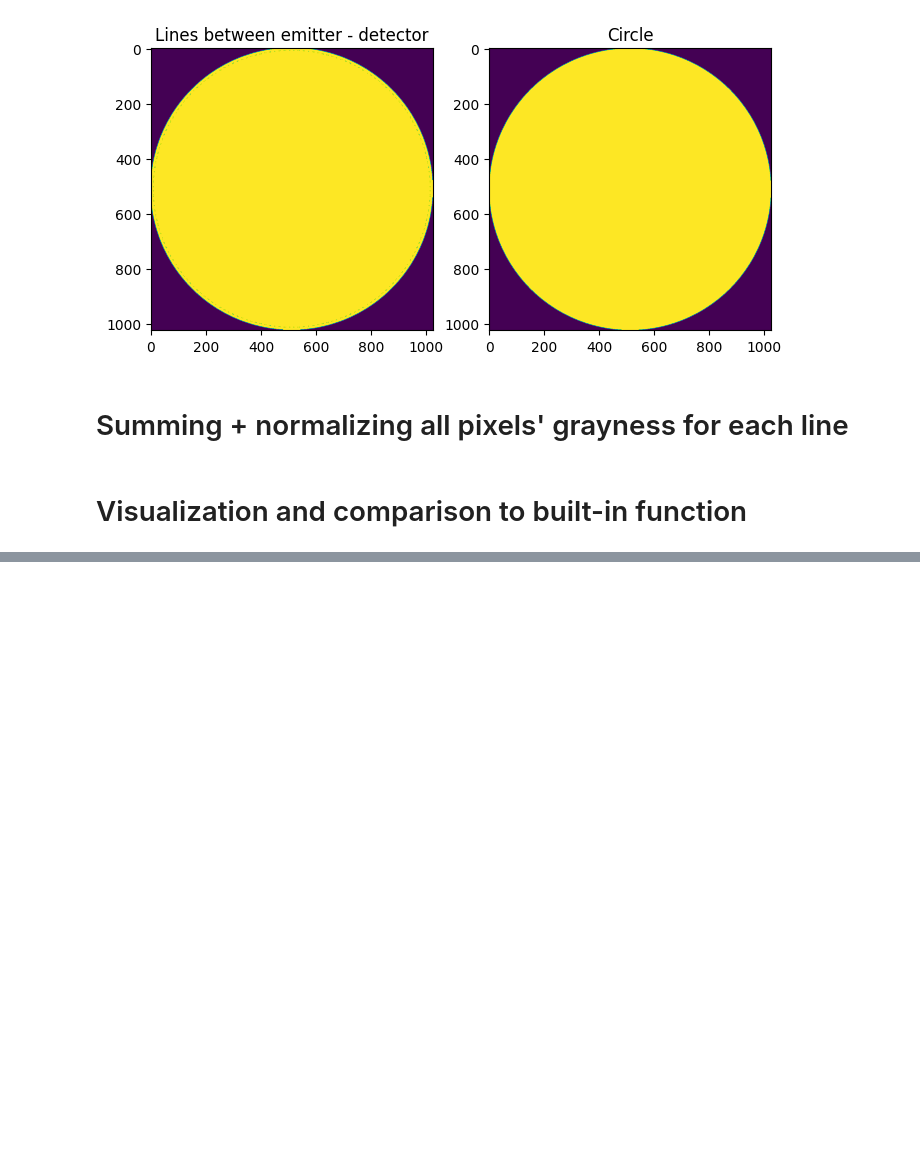
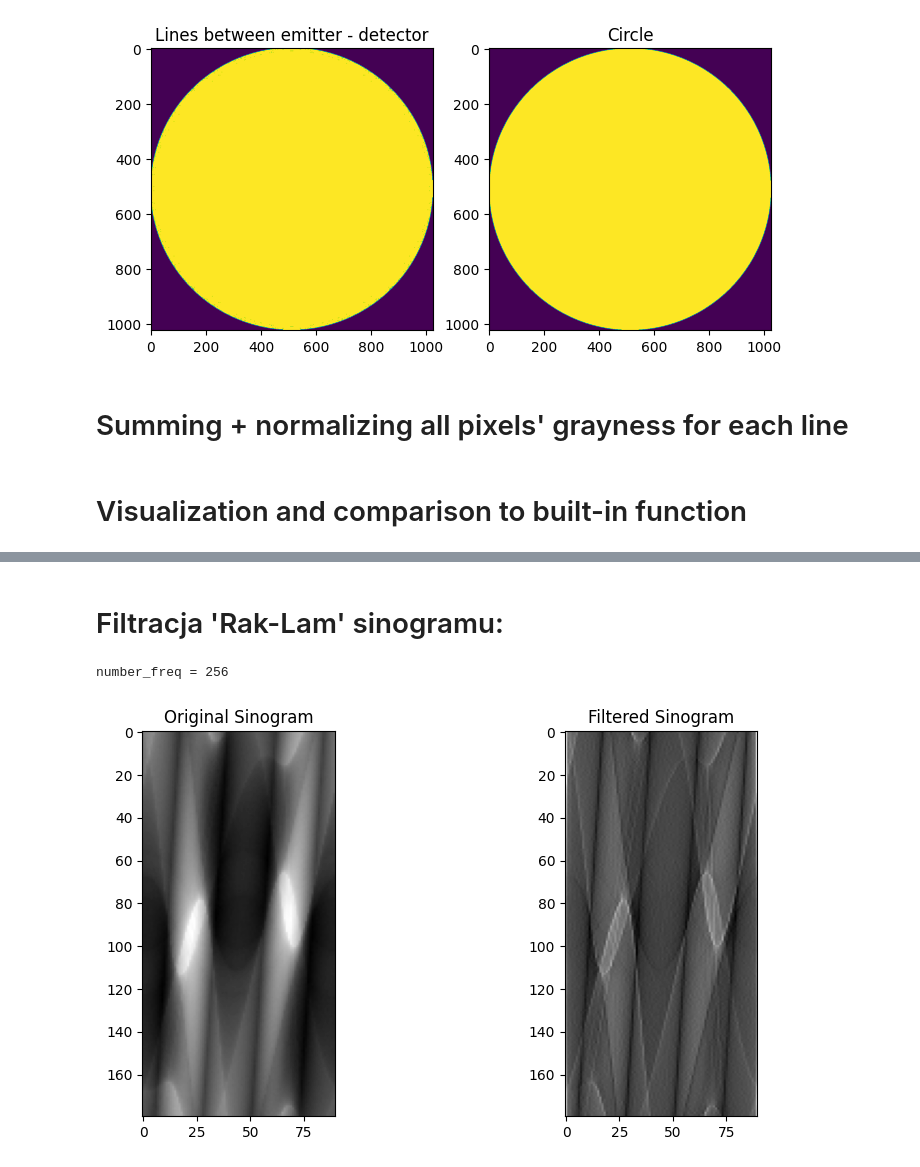
Before and after one commit to Sanguing/RadTransf, a Jupyter notebook: radon_transformation_corrected.ipynb, the cells around one changed output, grey strips where cells are left out. Saved outputs shown, nothing was run; the diff lists cells and outputs as text; code cells hidden in the pictures; blank space fills up the shorter version.

```diff
--- a/radon_transformation_corrected.ipynb
+++ b/radon_transformation_corrected.ipynb
@@ -281,0 +285,32 @@ plt.show()
+# %% [markdown]
+# Filtracja 'Rak-Lam' sinogramu:
+# %%
+def apply_filter(sinogram):
+    num_projections, num_detectors = sinogram.shape
+
+    number_freq = 2 * int(2**(int(np.ceil(np.log2(num_detectors)))))
+    print(f"{number_freq = }")
+    filter_array = 2 * np.arange(number_freq + 1)/np.float32(2 * number_freq)
+    filter_array = np.concatenate((filter_array, filter_array[number_freq - 1:0:-1]), axis = 0)
+
+    final_sinogram = np.concatenate((sinogram, np.zeros((num_projections, 2 * number_freq - num_detectors))), axis = 1)
+
+    for i in range(num_projections):
+        final_sinogram[i, :] = np.real(np.fft.ifft(np.fft.fft(final_sinogram[i, :]) * filter_array))
+
+    return final_sinogram[:, :num_detectors]
+
+
+filtered_sinogram = apply_filter(sinogram)
+
+plt.figure(figsize=(10, 5))
+plt.subplot(1, 2, 1)
+plt.imshow(sinogram, cmap='gray')
+plt.title('Original Sinogram')
+plt.subplot(1, 2, 2)
+plt.imshow(filtered_sinogram, cmap='gray')
+plt.title('Filtered Sinogram')
+plt.show()
+# %% [output]
+number_freq = 256
+[figure, added]
```
Also changed, not shown: parts of 9 cells of this notebook.
